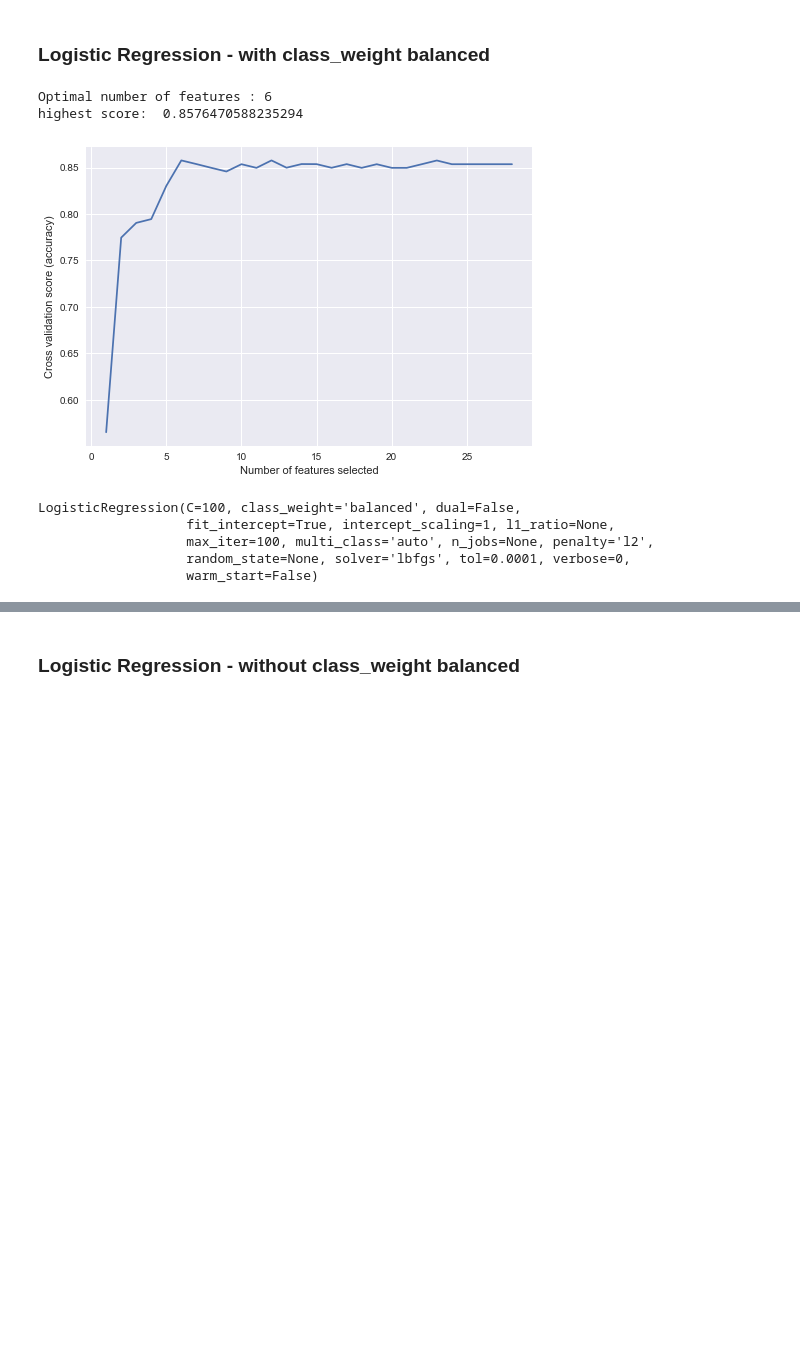
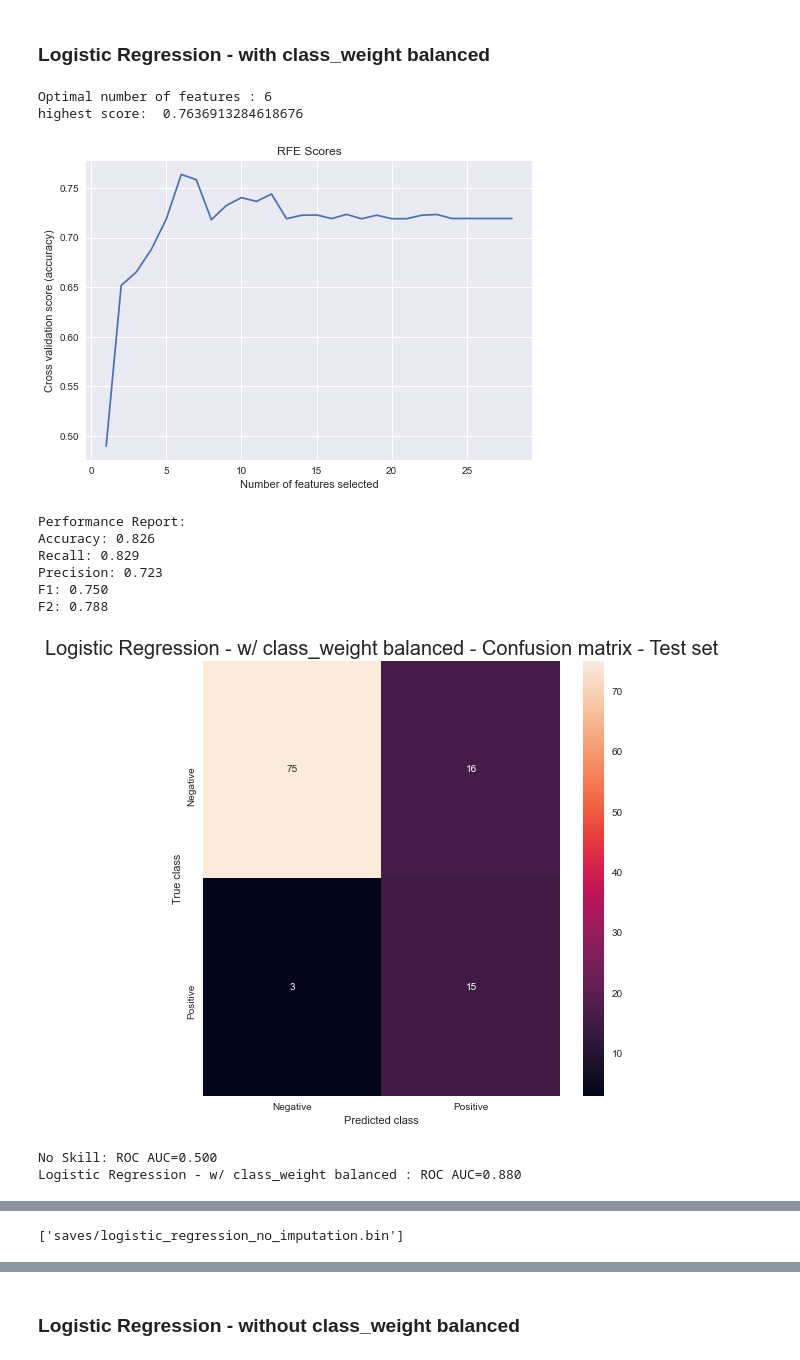
Before and after one commit to lucasthim/covid19-prediction, a Jupyter notebook: 02_analysis_with_recursive_feature_elimination.ipynb, the cells around one changed output, grey strips where cells are left out. Drawn from its saved outputs; the diff is of its cells as text; code cells hidden in the pictures; blank space fills up the shorter version.

```diff
--- a/02_analysis_with_recursive_feature_elimination.ipynb
+++ b/02_analysis_with_recursive_feature_elimination.ipynb
@@ -288,16 +50,17 @@ for col in df_covid_final_cut.columns:
 # %%
-columns_x = df_covid_final_cut.drop(axis=1,labels=[class_label]).columns
+class_label = 'SARS-Cov-2 exam result'
+columns_x = df_covid.drop(axis=1,labels=[class_label]).columns
 column_y = [class_label]
 
-X_train, X_validation, y_train, y_validation = train_test_split(
-    df_covid_final_cut[columns_x], df_covid_final_cut[column_y],  test_size=0.30, random_state=42)
+X_train, X_test, y_train, y_test = train_test_split(
+    df_covid[columns_x], df_covid[column_y],  test_size=0.30, random_state=42)
 
 scaler = MinMaxScaler()
-scaler.fit(df_covid_final_cut[columns_x])
+scaler.fit(df_covid[columns_x])
 dump(scaler, 'saves/minmax_scaler_no_imputation.bin', compress=True)
 
 X_train_norm = pd.DataFrame(data=scaler.transform(X_train),columns=X_train.columns)
-X_validation_norm = pd.DataFrame(data=scaler.transform(X_validation),columns=X_train.columns)
+X_test_norm = pd.DataFrame(data=scaler.transform(X_test),columns=X_train.columns)
 # %% [markdown]
 ## Feature and Model Selection with Recursive Feature Elimination - Cross Validation
 # %% [markdown]
@@ -338,4 +73,0 @@ def show_rfe_scores(rfe):
-# %%
-model = SVC(C = 100, coef0 = 0, degree = 2, gamma = 'scale',kernel= 'linear',probability = True,class_weight = 'balanced')
-selected_features_svm, highest_score_svm, best_model_svm, rfecv_svm = execute_model_fit_with_rfe_cv(model,X_train_norm,y_train,score = 'accuracy',verbose = 2)
-best_model_svm.fit(X_train_norm[selected_features_svm],y_train)
@@ -371,4 +73,0 @@ SVM - Class Weight Balanced : ROC AUC=0.888
-# %%
-model = SVC(C = 100, coef0 = 0, degree = 2, gamma = 'scale', kernel= 'linear', probability = True)
-selected_features_svm_no_balance, highest_score_svm_no_balance, best_model_svm_no_balance, rfecv_svm_no_balance = execute_model_fit_with_rfe_cv(model,X_train_norm,y_train,score = 'accuracy',verbose = 2)
-best_model_svm_no_balance.fit(X_train_norm[selected_features_svm_no_balance],y_train)
@@ -402,15 +74,24 @@ SVM - Class Weight Not Balanced : ROC AUC=0.874
+# %%
+f2_scorer = make_scorer(fbeta_score, beta=2)
 # %% [markdown]
 ### Logistic Regression - with class_weight balanced
 # %%
 model = LogisticRegression(C = 100, penalty = 'l2',class_weight = 'balanced');
-selected_features_lr, highest_score_lr, best_model_lr, rfecv_lr = execute_model_fit_with_rfe_cv(model,X_train_norm,y_train,verbose = 2,score = 'accuracy')
-best_model_lr.fit(X_train_norm[selected_features_lr],y_train.values.ravel())
+features_lr, _, best_lr, _ = model_utils.model_fit_with_rfe_cv(model,X_train_norm,y_train,folds=5,score = f2_scorer,verbose = 2)
+best_lr.fit(X_train_norm[features_lr],y_train.values)
+
+model_utils.evalute_model_performance(best_lr, 'Logistic Regression - w/ class_weight balanced',X_test_norm[features_lr],y_test)
+dump(best_lr, 'saves/logistic_regression_no_imputation.bin', compress=True)
 # %% [output]
 Optimal number of features : 6
-highest score:  0.8576470588235294
+highest score:  0.7636913284618676
-[figure, old version]
+[figure, new version]
-LogisticRegression(C=100, class_weight='balanced', dual=False,
-                   fit_intercept=True, intercept_scaling=1, l1_ratio=None,
-                   max_iter=100, multi_class='auto', n_jobs=None, penalty='l2',
-                   random_state=None, solver='lbfgs', tol=0.0001, verbose=0,
-                   warm_start=False)
+Performance Report:
+Accuracy: 0.826
+Recall: 0.829
+Precision: 0.723
+F1: 0.750
+F2: 0.788
+[figure, added]
+No Skill: ROC AUC=0.500
+Logistic Regression - w/ class_weight balanced : ROC AUC=0.880
@@ -416,0 +99 @@ LogisticRegression(C=100, class_weight='balanced', dual=False,
+['saves/logistic_regression_no_imputation.bin']
```
Also changed, not shown: parts of 72 cells of this notebook, 11 other files.
